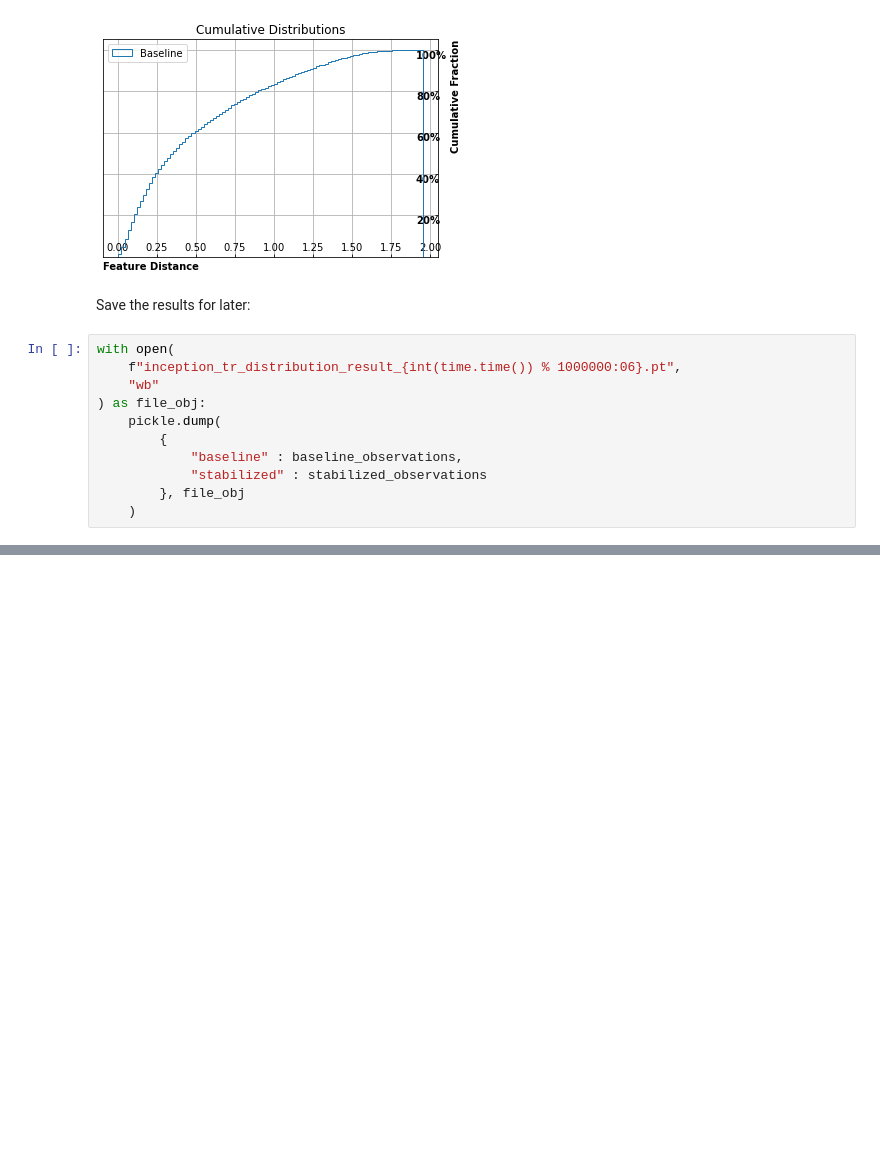
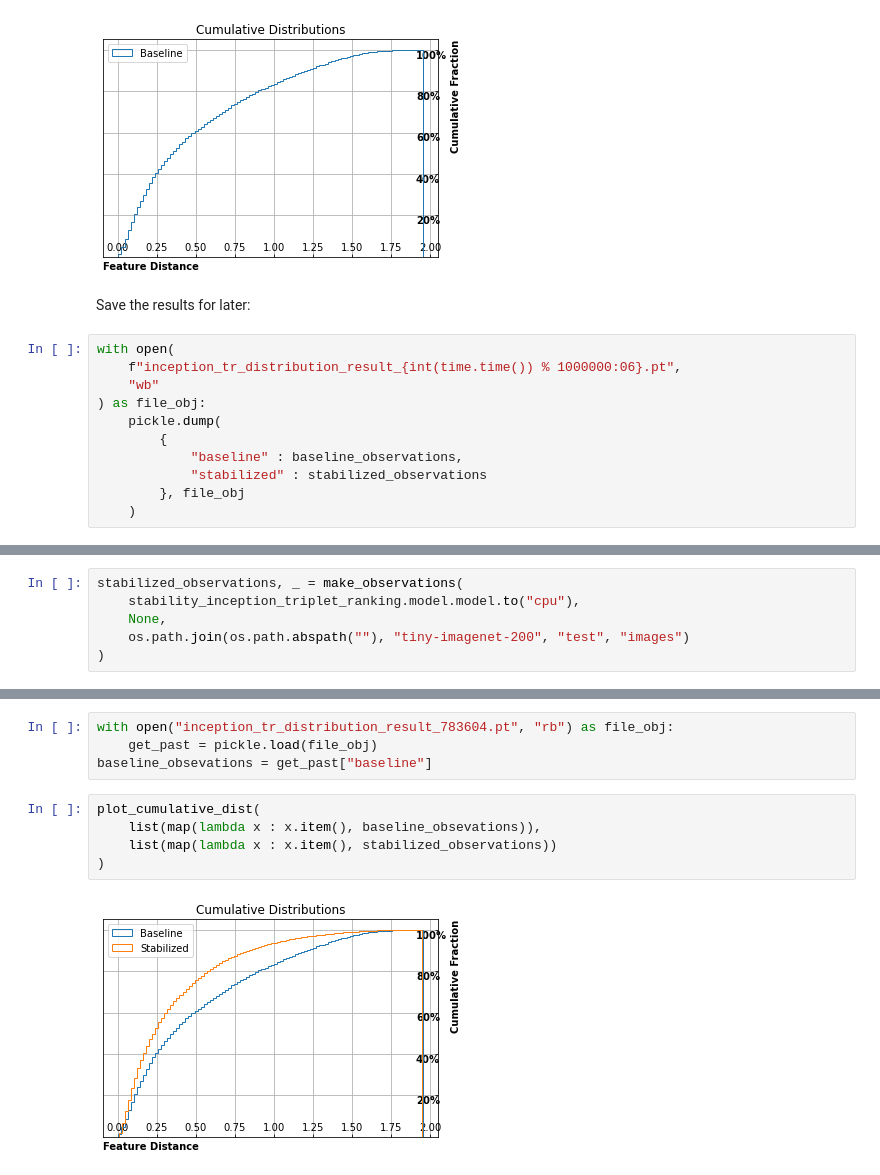
Before and after one commit to g-peery/stability-training, a Jupyter notebook: InceptionTriplet.ipynb, the cells around one changed output, grey strips where cells are left out. Drawn from its saved outputs; the diff is of its cells as text; blank space fills up the shorter version.

Commit message:
Got cumulative distributions

```diff
--- a/InceptionTriplet.ipynb
+++ b/InceptionTriplet.ipynb
@@ -1344,0 +1370,6 @@ with open(
+# %%
+stabilized_observations, _ = make_observations(
+    stability_inception_triplet_ranking.model.model.to("cpu"),
+    None,
+    os.path.join(os.path.abspath(""), "tiny-imagenet-200", "test", "images")
+)
@@ -1344,0 +1386,11 @@ with open(
+# %%
+with open("inception_tr_distribution_result_783604.pt", "rb") as file_obj:
+    get_past = pickle.load(file_obj)
+baseline_obsevations = get_past["baseline"]
+# %%
+plot_cumulative_dist(
+    list(map(lambda x : x.item(), baseline_obsevations)),
+    list(map(lambda x : x.item(), stabilized_observations))
+)
+# %% [output]
+[figure, added]
```
Also changed, not shown: parts of 11 cells of this notebook, 1 other file.
